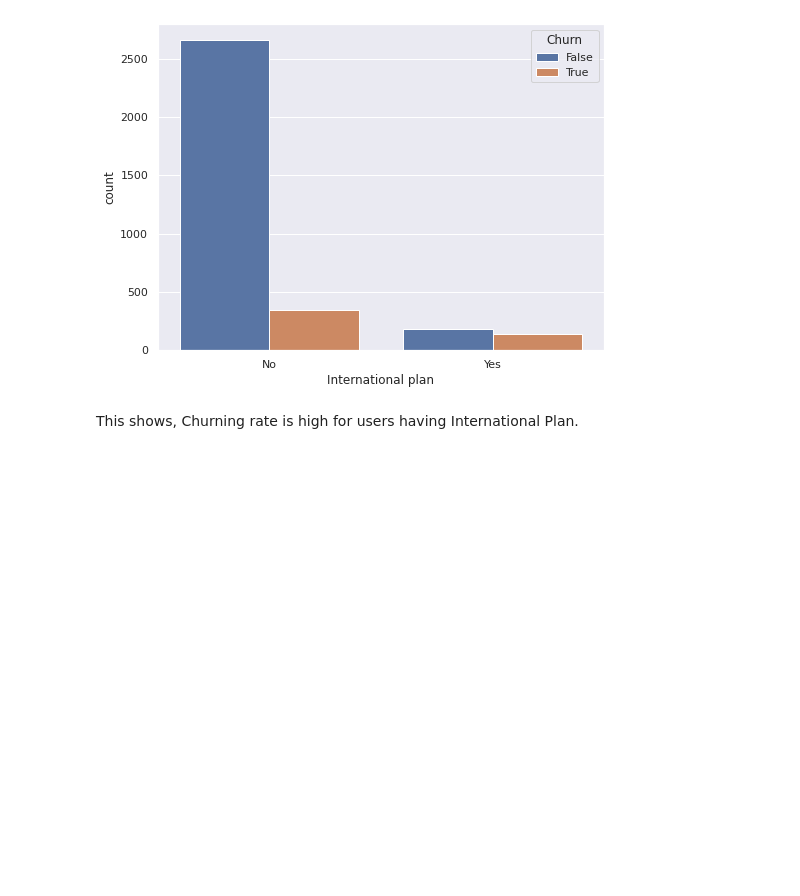
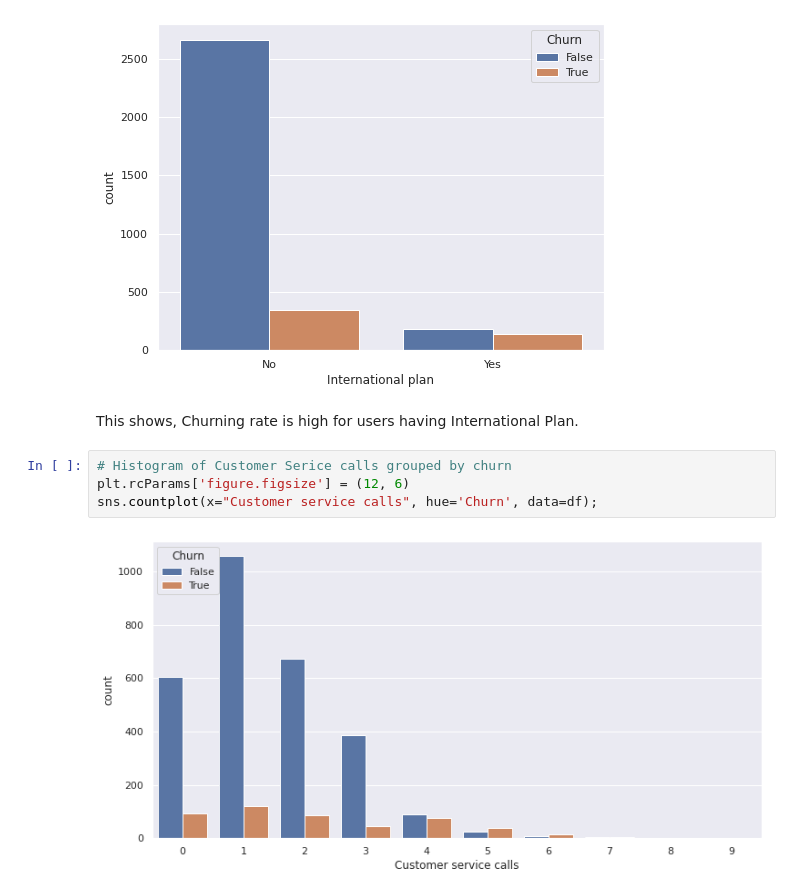
Before and after one commit to Prateek04Gupta/Telecom-Churn---EDA, a Jupyter notebook: Telecom_Churn_Analysis_Capstone_Project.ipynb, the cells around one changed output. Saved outputs shown, nothing was run; the diff lists cells and outputs as text; blank space fills up the shorter version.

```diff
--- a/Telecom_Churn_Analysis_Capstone_Project.ipynb
+++ b/Telecom_Churn_Analysis_Capstone_Project.ipynb
@@ -341,3 +341,9 @@ sns.countplot(x="International plan", hue='Churn', data=df);
 [figure]
 # %% [markdown]
 This shows, Churning rate is high for users having International Plan.
+# %%
+# Histogram of Customer Serice calls grouped by churn
+plt.rcParams['figure.figsize'] = (12, 6)
+sns.countplot(x="Customer service calls", hue='Churn', data=df);
+# %% [output]
+[figure, added]
```
Also changed, not shown: parts of 5 cells of this notebook.
